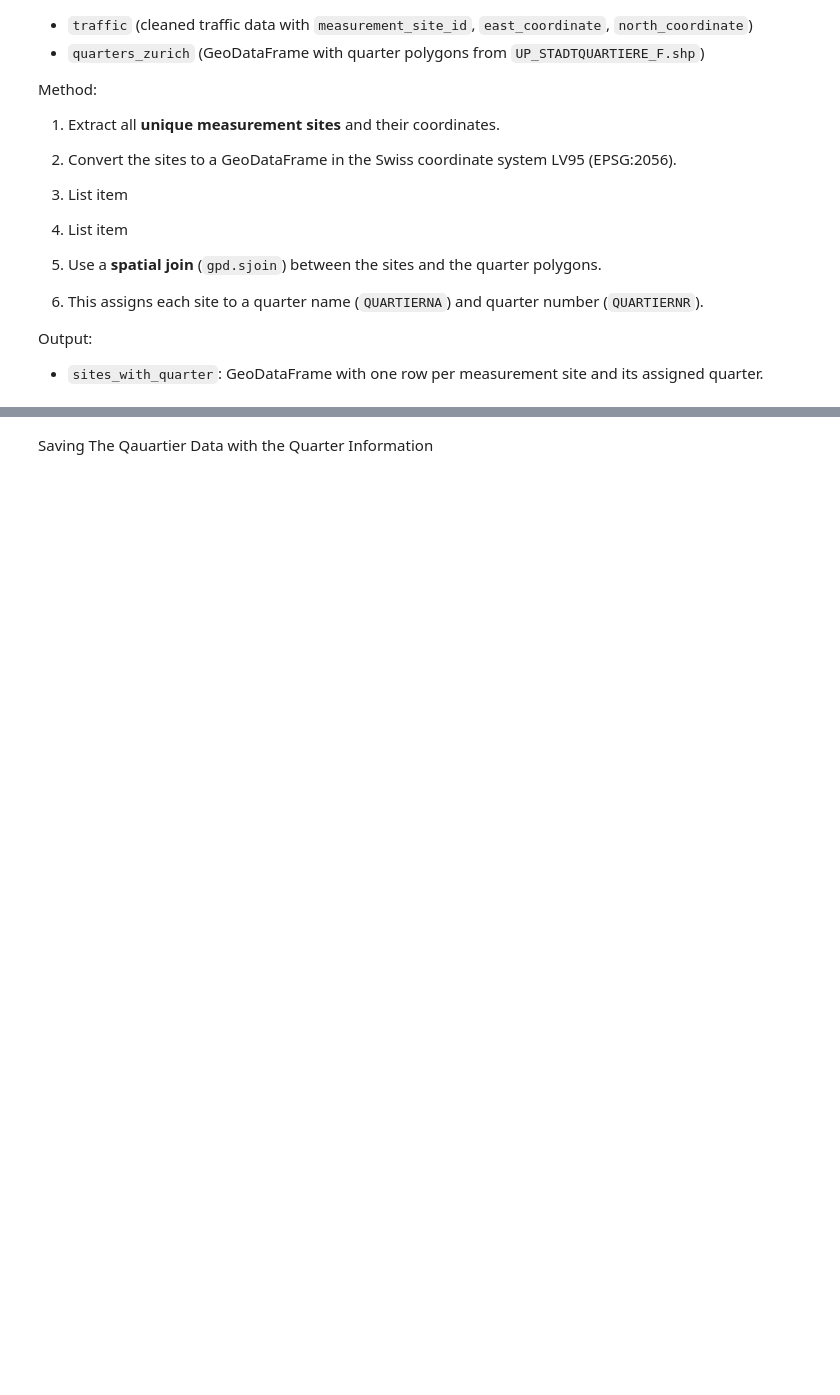
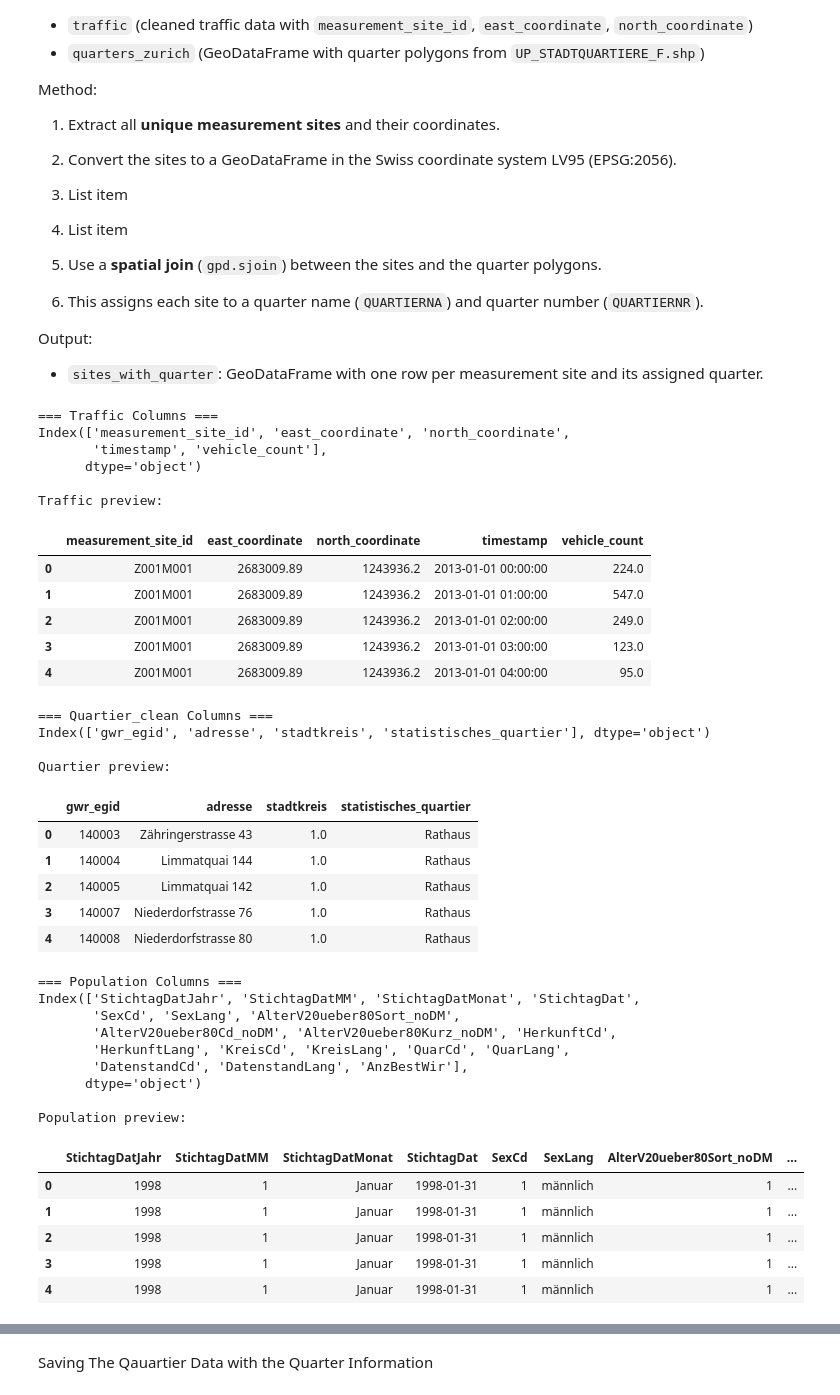
Before and after one commit to dydy2010/geospatial_analysis_hslu_group_project, a Jupyter notebook: GEO Data Analysis.ipynb, the cells around one changed output, grey strips where cells are left out. Cells and saved outputs as stored; diff of their text form; code cells hidden in the pictures; blank space fills up the shorter version.

```diff
--- a/GEO Data Analysis.ipynb
+++ b/GEO Data Analysis.ipynb
@@ -5,14 +5,14 @@ Geospatial Data Analysis – HSLU Master’s Program
 # %% [markdown]
 ## Mount Google Drive in Collab
 # %%
-from google.colab import drive
+# from google.colab import drive
 from pathlib import Path
 
 # 1. Mount Google Drive
-drive.mount('/content/drive')
+# drive.mount('/content/drive')
 
 # 2. Base path for the project (EDIT THIS ONLY)
-BASE = Path("/content/drive/MyDrive/Colab Notebooks/GEO Spatial Data Analysis")
+BASE = Path(".").resolve()  # start from the folder where the notebook is running
 
 # 3. Data folders
 DATA = BASE / "Data"
@@ -480,11 +754,14 @@ if quarters_zurich.crs is None:
 # ==========================================================
 
 
-BASE = "/content/drive/MyDrive/Colab Notebooks/GEO Spatial Data Analysis/Data/processed/"
+SAVE_DIR = PROC
 
-traffic_clean_path = BASE + "traffic_clean_small.csv"
-population_clean_path = BASE + "population_year_quarter_clean.csv"
-quartier_clean_path = BASE + "quartier_clean.csv"
+# traffic_clean_path = BASE + "traffic_clean_small.csv"
+# population_clean_path = BASE + "population_year_quarter_clean.csv"
+# quartier_clean_path = BASE + "quartier_clean.csv"
+traffic_clean_path = PROC / "traffic_clean_small.csv"
+population_clean_path = PROC / "population_year_quarter_clean.csv"
+quartier_clean_path = PROC / "quartier_clean.csv"
 
 # Load them
 traffic_clean = pd.read_csv(traffic_clean_path)
@@ -535,19 +839,57 @@ Output:
 # %%
 
 print("=== Traffic Columns ===")
 print(traffic.columns)
 print("\nTraffic preview:")
 display(traffic.head())
 
-print("\n=== Quartier Columns ===")
-print(quartier.columns)
+print("\n=== Quartier_clean Columns ===")
+print(quartier_clean.columns)
 print("\nQuartier preview:")
-display(quartier.head())
+display(quartier_clean.head())
 
 print("\n=== Population Columns ===")
 print(population.columns)
 print("\nPopulation preview:")
 display(population.head())
+# %% [output]
+=== Traffic Columns ===
+Index(['measurement_site_id', 'east_coordinate', 'north_coordinate',
+       'timestamp', 'vehicle_count'],
+      dtype='object')
+
+Traffic preview:
+|  | measurement_site_id | east_coordinate | north_coordinate | timestamp | vehicle_count |
+| 0 | Z001M001 | 2683009.89 | 1243936.2 | 2013-01-01 00:00:00 | 224.0 |
+| 1 | Z001M001 | 2683009.89 | 1243936.2 | 2013-01-01 01:00:00 | 547.0 |
+| 2 | Z001M001 | 2683009.89 | 1243936.2 | 2013-01-01 02:00:00 | 249.0 |
+| 3 | Z001M001 | 2683009.89 | 1243936.2 | 2013-01-01 03:00:00 | 123.0 |
+| 4 | Z001M001 | 2683009.89 | 1243936.2 | 2013-01-01 04:00:00 | 95.0 |
+=== Quartier_clean Columns ===
+Index(['gwr_egid', 'adresse', 'stadtkreis', 'statistisches_quartier'], dtype='object')
+
+Quartier preview:
+|  | gwr_egid | adresse | stadtkreis | statistisches_quartier |
+| 0 | 140003 | Zähringerstrasse 43 | 1.0 | Rathaus |
+| 1 | 140004 | Limmatquai 144 | 1.0 | Rathaus |
+| 2 | 140005 | Limmatquai 142 | 1.0 | Rathaus |
+| 3 | 140007 | Niederdorfstrasse 76 | 1.0 | Rathaus |
+| 4 | 140008 | Niederdorfstrasse 80 | 1.0 | Rathaus |
+=== Population Columns ===
+Index(['StichtagDatJahr', 'StichtagDatMM', 'StichtagDatMonat', 'StichtagDat',
+       'SexCd', 'SexLang', 'AlterV20ueber80Sort_noDM',
+       'AlterV20ueber80Cd_noDM', 'AlterV20ueber80Kurz_noDM', 'HerkunftCd',
+       'HerkunftLang', 'KreisCd', 'KreisLang', 'QuarCd', 'QuarLang',
+       'DatenstandCd', 'DatenstandLang', 'AnzBestWir'],
+      dtype='object')
+
+Population preview:
+|  | StichtagDatJahr | StichtagDatMM | StichtagDatMonat | StichtagDat | SexCd | SexLang | AlterV20ueber80Sort_noDM | ... |
+| 0 | 1998 | 1 | Januar | 1998-01-31 | 1 | männlich | 1 | ... |
+| 1 | 1998 | 1 | Januar | 1998-01-31 | 1 | männlich | 1 | ... |
+| 2 | 1998 | 1 | Januar | 1998-01-31 | 1 | männlich | 1 | ... |
+| 3 | 1998 | 1 | Januar | 1998-01-31 | 1 | männlich | 1 | ... |
+| 4 | 1998 | 1 | Januar | 1998-01-31 | 1 | männlich | 1 | ... |
 # %%
 # Keep only needed columns from Zurich quarters
 quarters_slim = quarters_zurich[["QUARTIERNA", "QUARTIERNU", "geometry"]]
```
Also changed, not shown: parts of 34 cells of this notebook.
